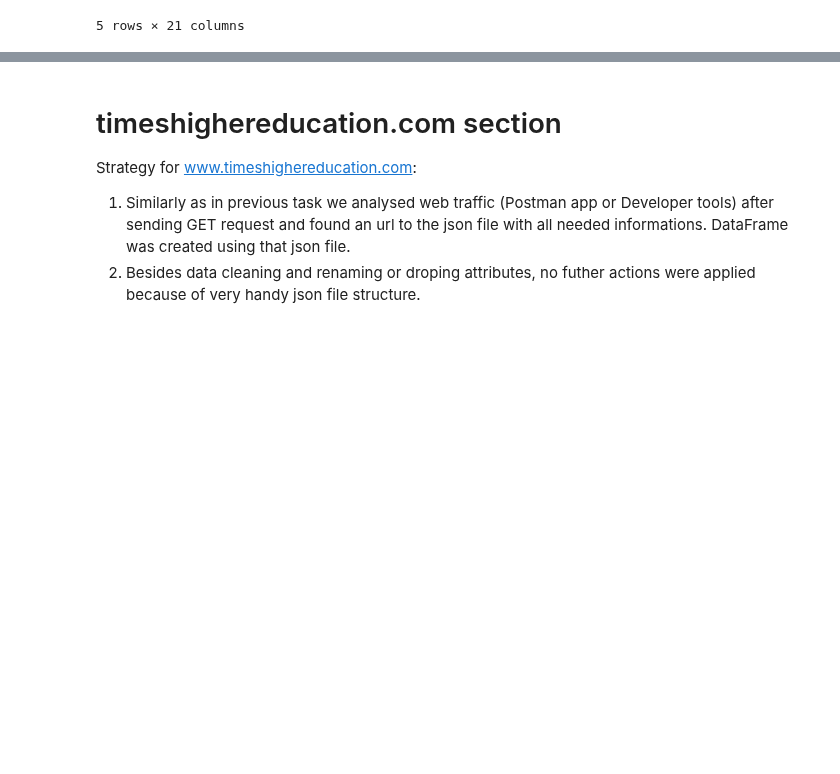
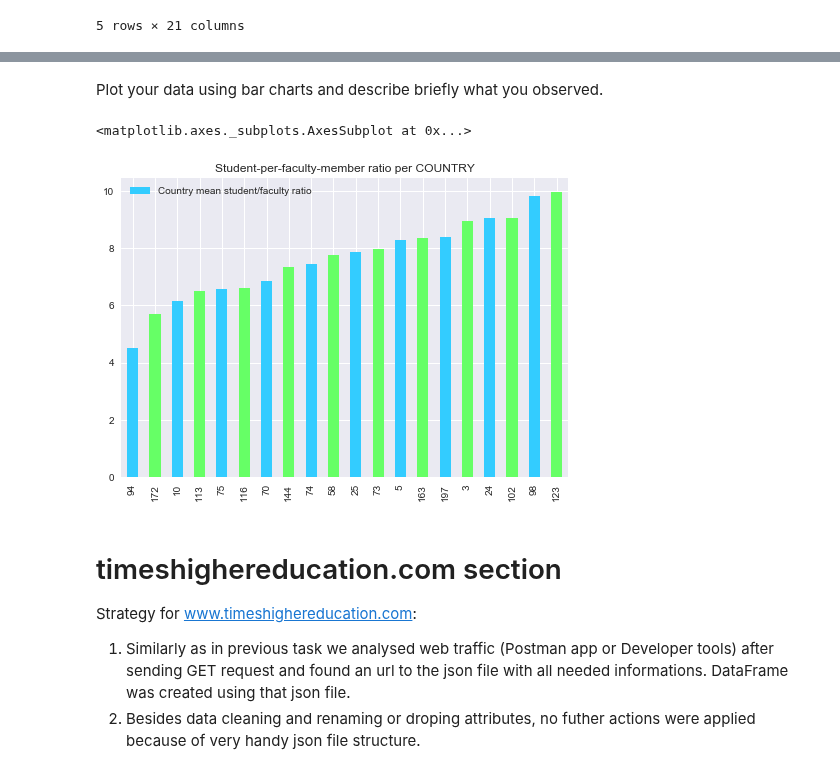
Before and after one commit to adamkozak/ADA2017-project, a Jupyter notebook: Homework/02 - Data from the Web/Homework 2.ipynb, the cells around one changed output, grey strips where cells are left out. Saved outputs shown, nothing was run; the diff lists cells and outputs as text; code cells hidden in the pictures; blank space fills up the shorter version.

Commit message:
Finished the analysis/ need to plot the results

```diff
--- a/Homework/02 - Data from the Web/Homework 2.ipynb
+++ b/Homework/02 - Data from the Web/Homework 2.ipynb
@@ -88,0 +161,13 @@ Total['Rank TU'] = Total['Rank TU'].str.replace("=", "")
+# %%
+#taking the interesting data and calculate the ratio
+FS_ratio_df = Analysis_df[['University','Country', 'Region','Total number of students','Total faculty members']]
+
+#calculate the ratio of student per faculty member
+FS_ratio_df['Ratio']= FS_ratio_df['Total number of students'] / FS_ratio_df['Total faculty members']
+
+#calculate the ranking of each university considering that the less students per faculty members the better
+FS_ratio_df['Rank']=FS_ratio_df['Ratio'].rank()
+
+#sort the results and print the 10 first universities
+FS_ratio_df = FS_ratio_df.sort_values(['Rank'], ascending=[True])
+FS_ratio_df.head(10)
@@ -88,0 +197,15 @@ Total['Rank TU'] = Total['Rank TU'].str.replace("=", "")
+# %%
+# (c) aggregating the data by country : we decide to take the mean of the ratios among universities in the same country and then rank over these ratios
+FS_country_df=FS_ratio_df
+
+FS_country_df['Country mean student/faculty ratio']= (FS_country_df.groupby(['Country'])['Ratio']
+                              .transform('mean'))
+FS_country_df=FS_country_df[['Country','Country mean student/faculty ratio']].drop_duplicates()
+
+
+#calculate the ranking of each university considering that the less students per faculty members the better
+FS_country_df['Rank']=FS_country_df['Country mean student/faculty ratio'].rank()
+
+#sort the results and print the 10 first countries
+FS_country_df = FS_country_df.sort_values(['Rank'], ascending=[True])
+FS_country_df.head(10)
@@ -89,3 +333,25 @@ Total['Rank TU'] = Total['Rank TU'].str.replace("=", "")
+# %% [markdown]
+Plot your data using bar charts and describe briefly what you observed.
+# %%
+%matplotlib inline
+import matplotlib.pyplot as plt
+import seaborn as sns
+sns.set_context('notebook')
+
+FS_country_df.head(20)[['Country mean student/faculty ratio']].plot.bar(title='Student-per-faculty-member ratio per COUNTRY', color=('#33ccff','#66ff66'))
+
+
+
+
+#titanic_data.age.hist(bins=list(range(0,100,10)), rwidth=0.9)
+
+#plt.title('Titanic \nAge distribution')
+#plt.xlabel('Age (in decade)')
+#plt.ylabel('Number of passengers')
+#plt.xticks([0,10,20,30,40,50,60,70,80,90])
+# %% [output]
+<matplotlib.axes._subplots.AxesSubplot at 0x...>
+[figure, added]
 # %% [markdown]
 # timeshighereducation.com section
 Strategy for www.timeshighereducation.com:
```
Also changed, not shown: parts of 14 cells of this notebook.
